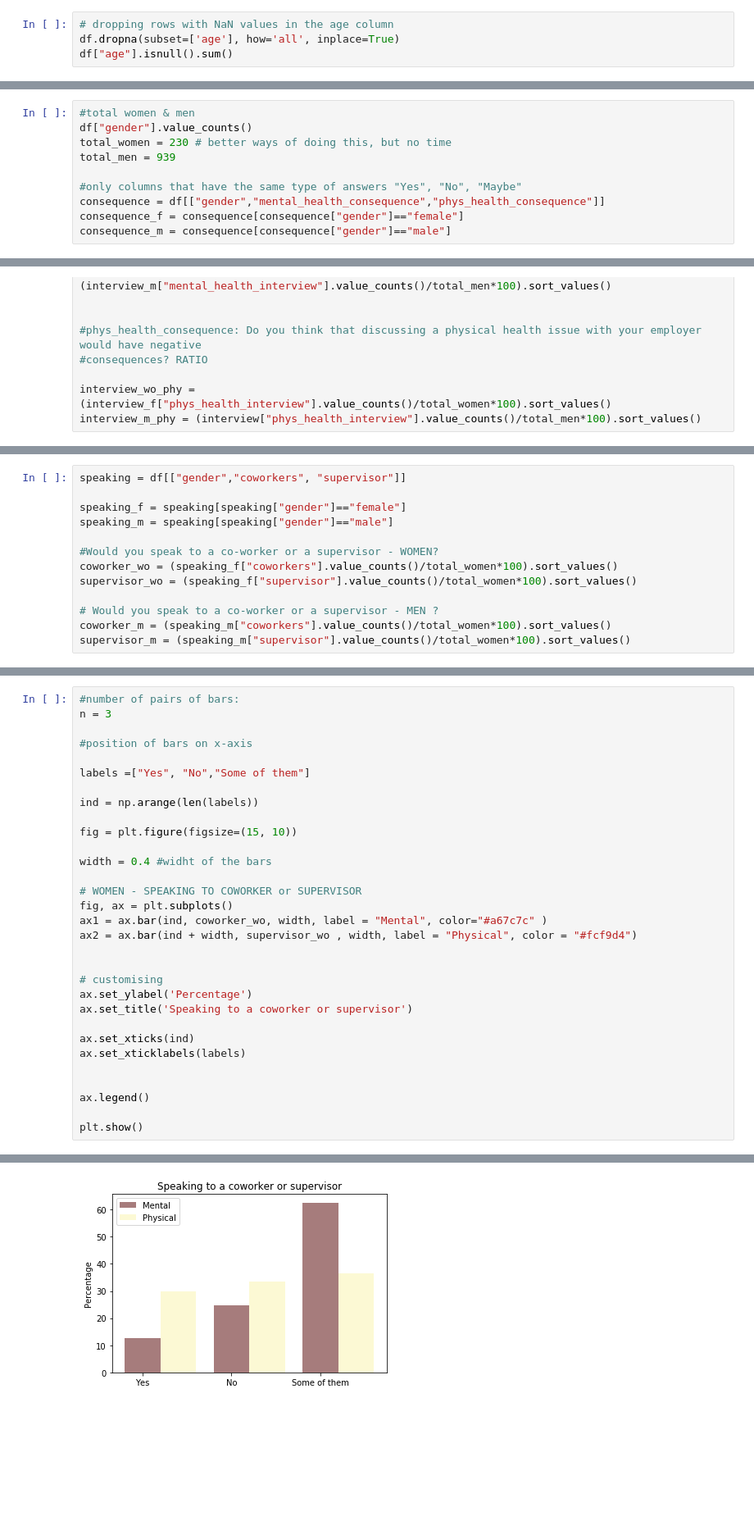
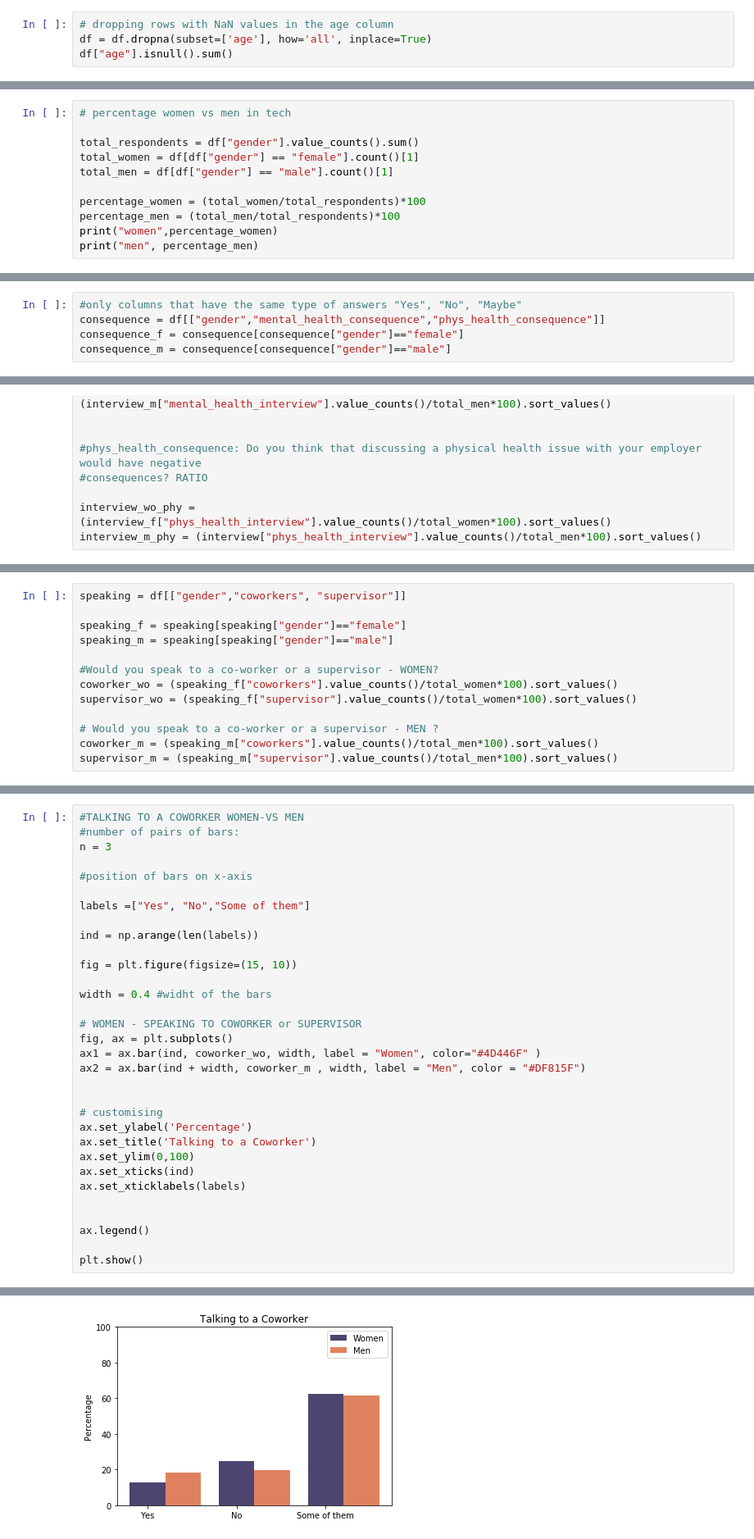
Before and after one commit to chriszapp/data-squad-32_EDA, a Jupyter notebook: tech and mental health.ipynb, the cells around one changed output, grey strips where cells are left out. Shown at 82% size. Drawn from its saved outputs; the diff is of its cells as text; blank space fills up the shorter version.

```diff
--- a/tech and mental health.ipynb
+++ b/tech and mental health.ipynb
@@ -103,7 +142,7 @@ df["age"].isnull().sum()
 30
 # %%
 # dropping rows with NaN values in the age column
-df.dropna(subset=['age'], how='all', inplace=True)
+df = df.dropna(subset=['age'], how='all', inplace=True)
 df["age"].isnull().sum()
 # %% [output]
 0
@@ -183,0 +192,11 @@ df2 = df[["gender","mental_health_consequence", "phys_health_consequence", "cowo
+# %%
+# percentage women vs men in tech
+
+total_respondents = df["gender"].value_counts().sum()
+total_women = df[df["gender"] == "female"].count()[1]
+total_men = df[df["gender"] == "male"].count()[1]
+
+percentage_women = (total_women/total_respondents)*100
+percentage_men = (total_men/total_respondents)*100
+print("women",percentage_women)
+print("men", percentage_men)
@@ -184,9 +205,4 @@ df2 = df[["gender","mental_health_consequence", "phys_health_consequence", "cowo
 # %%
-#total women & men
-df["gender"].value_counts()
-total_women = 230 # better ways of doing this, but no time
-total_men = 939
-
 #only columns that have the same type of answers "Yes", "No", "Maybe"
 consequence = df[["gender","mental_health_consequence","phys_health_consequence"]]
 consequence_f = consequence[consequence["gender"]=="female"]
@@ -395,5 +396,5 @@ coworker_wo = (speaking_f["coworkers"].value_counts()/total_women*100).sort_valu
 supervisor_wo = (speaking_f["supervisor"].value_counts()/total_women*100).sort_values()
 
 # Would you speak to a co-worker or a supervisor - MEN ?
-coworker_m = (speaking_m["coworkers"].value_counts()/total_women*100).sort_values()
-supervisor_m = (speaking_m["supervisor"].value_counts()/total_women*100).sort_values()
+coworker_m = (speaking_m["coworkers"].value_counts()/total_men*100).sort_values()
+supervisor_m = (speaking_m["supervisor"].value_counts()/total_men*100).sort_values()
@@ -400,34 +436,35 @@ supervisor_m = (speaking_m["supervisor"].value_counts()/total_women*100).sort_va
 # %%
+#TALKING TO A COWORKER WOMEN-VS MEN
 #number of pairs of bars:
 n = 3
 
 #position of bars on x-axis
 
 labels =["Yes", "No","Some of them"]
 
 ind = np.arange(len(labels))
 
 fig = plt.figure(figsize=(15, 10))
 
 width = 0.4 #widht of the bars
 
 # WOMEN - SPEAKING TO COWORKER or SUPERVISOR
 fig, ax = plt.subplots()
-ax1 = ax.bar(ind, coworker_wo, width, label = "Mental", color="#a67c7c" )
-ax2 = ax.bar(ind + width, supervisor_wo , width, label = "Physical", color = "#fcf9d4")
+ax1 = ax.bar(ind, coworker_wo, width, label = "Women", color="#4D446F" )
+ax2 = ax.bar(ind + width, coworker_m , width, label = "Men", color = "#DF815F")
 
 
 # customising
 ax.set_ylabel('Percentage')
-ax.set_title('Speaking to a coworker or supervisor')
-
+ax.set_title('Talking to a Coworker')
+ax.set_ylim(0,100)
 ax.set_xticks(ind)
 ax.set_xticklabels(labels)
 
 
 ax.legend()
 
 plt.show()
 # %% [output]
 <Figure size 1080x720 with 0 Axes>
-[figure, old version]
+[figure, new version]
```
Also changed, not shown: parts of 37 cells of this notebook, 1 other file.
